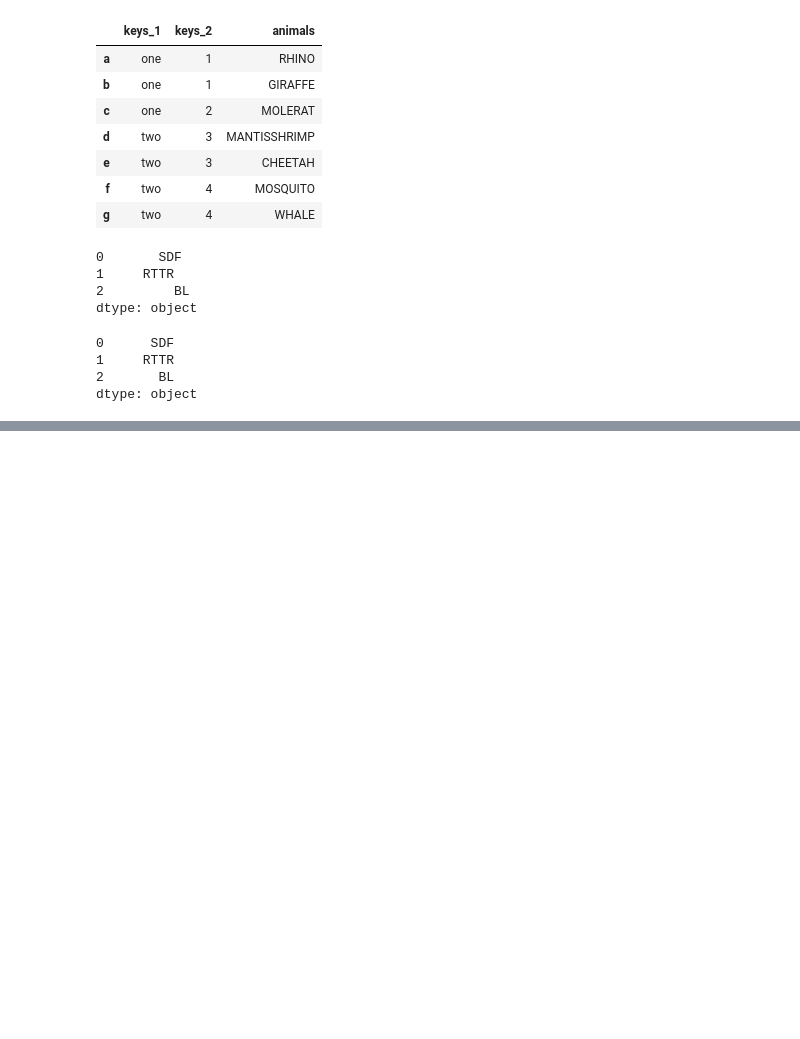
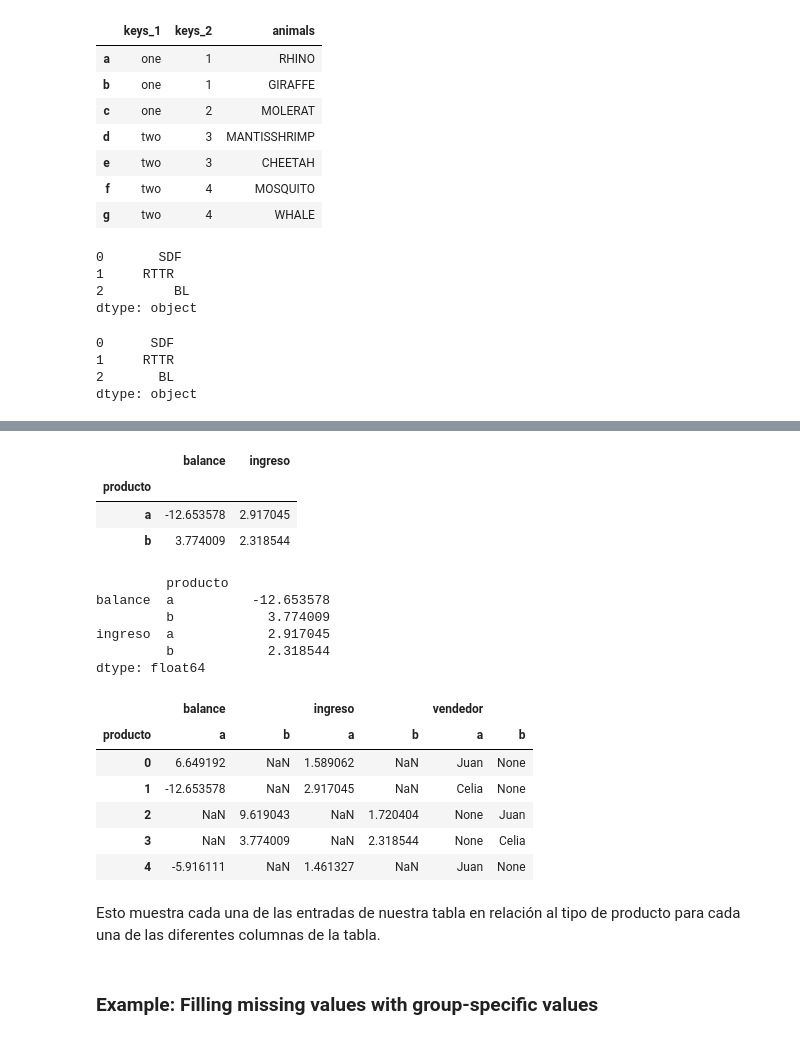
Before and after one commit to MQH15/Python, a Jupyter notebook: PANDAS_2.ipynb, the cells around one changed output, grey strips where cells are left out. Saved outputs shown, nothing was run; the diff lists cells and outputs as text; code cells hidden in the pictures; blank space fills up the shorter version.

```diff
--- a/PANDAS_2.ipynb
+++ b/PANDAS_2.ipynb
@@ -431,0 +436,6 @@ dtype: object
+# %%
+df_a = pd.DataFrame({'producto': list('aabba'),
+                     'vendedor': ['Juan','Celia','Juan','Celia','Juan'],
+                     'balance': np.random.randn(5) * 10,
+                     'ingreso': np.random.randn(5) + 2})
+df_a
@@ -431,0 +628,30 @@ dtype: object
+# %%
+df_a[df_a['vendedor'] == 'Celia'].groupby('producto').mean()
+# %% [output]
+|  | balance | ingreso |
+| producto |  |  |
+| a | -12.653578 | 2.917045 |
+| b | 3.774009 | 2.318544 |
+# %%
+df_a[df_a['vendedor'] == 'Celia'].groupby('producto').mean().unstack()
+# %% [output]
+         producto
+balance  a          -12.653578
+         b            3.774009
+ingreso  a            2.917045
+         b            2.318544
+dtype: float64
+# %%
+df_a.pivot(columns = 'producto')
+# %% [output]
+|  | balance |  | ingreso |  | vendedor |  |
+| producto | a | b | a | b | a | b |
+| 0 | 6.649192 | NaN | 1.589062 | NaN | Juan | None |
+| 1 | -12.653578 | NaN | 2.917045 | NaN | Celia | None |
+| 2 | NaN | 9.619043 | NaN | 1.720404 | None | Juan |
+| 3 | NaN | 3.774009 | NaN | 2.318544 | None | Celia |
+| 4 | -5.916111 | NaN | 1.461327 | NaN | Juan | None |
+# %% [markdown]
+Esto muestra cada una de las entradas de nuestra tabla en relación al tipo de producto para cada una de las diferentes columnas de la tabla.
+# %% [markdown]
+### Example: Filling missing values with group-specific values
```
Also changed, not shown: parts of 42 cells of this notebook.
